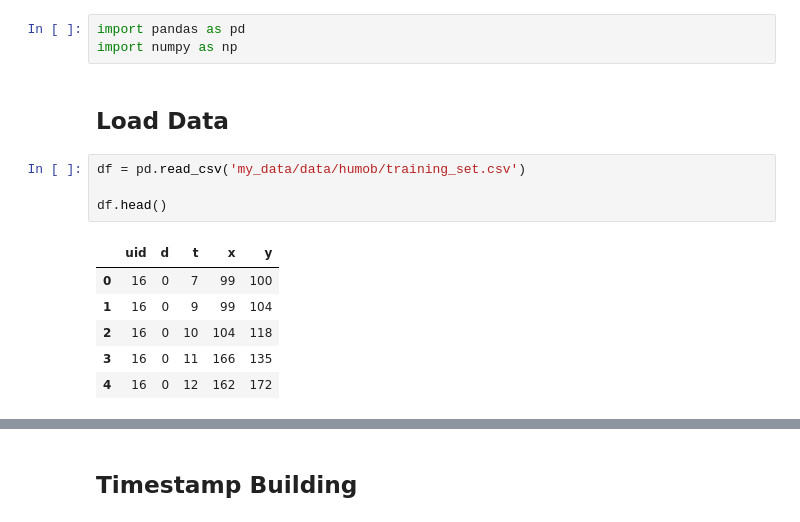
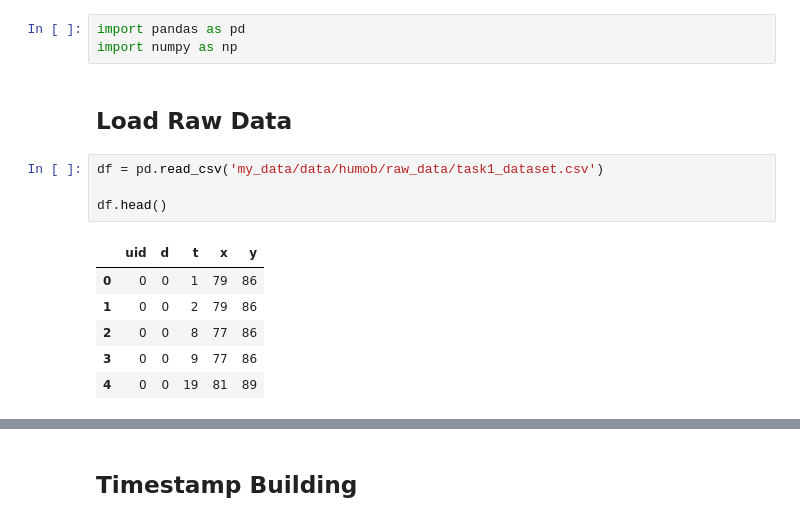
Before and after one commit to rongboxu/tft_tf2, a Jupyter notebook: data_processing.ipynb, the cells around one changed output, grey strips where cells are left out. Drawn from its saved outputs; the diff is of its cells as text.

```diff
--- a/data_processing.ipynb
+++ b/data_processing.ipynb
@@ -2,15 +2,15 @@
 import pandas as pd
 import numpy as np
 # %% [markdown]
-## Load Data
+## Load Raw Data
 # %%
-df = pd.read_csv('my_data/data/humob/training_set.csv')
+df = pd.read_csv('my_data/data/humob/raw_data/task1_dataset.csv')
 
 df.head()
 # %% [output]
 |  | uid | d | t | x | y |
-| 0 | 16 | 0 | 7 | 99 | 100 |
-| 1 | 16 | 0 | 9 | 99 | 104 |
-| 2 | 16 | 0 | 10 | 104 | 118 |
-| 3 | 16 | 0 | 11 | 166 | 135 |
-| 4 | 16 | 0 | 12 | 162 | 172 |
+| 0 | 0 | 0 | 1 | 79 | 86 |
+| 1 | 0 | 0 | 2 | 79 | 86 |
+| 2 | 0 | 0 | 8 | 77 | 86 |
+| 3 | 0 | 0 | 9 | 77 | 86 |
+| 4 | 0 | 0 | 19 | 81 | 89 |
```
Also changed, not shown: parts of 23 cells of this notebook.
